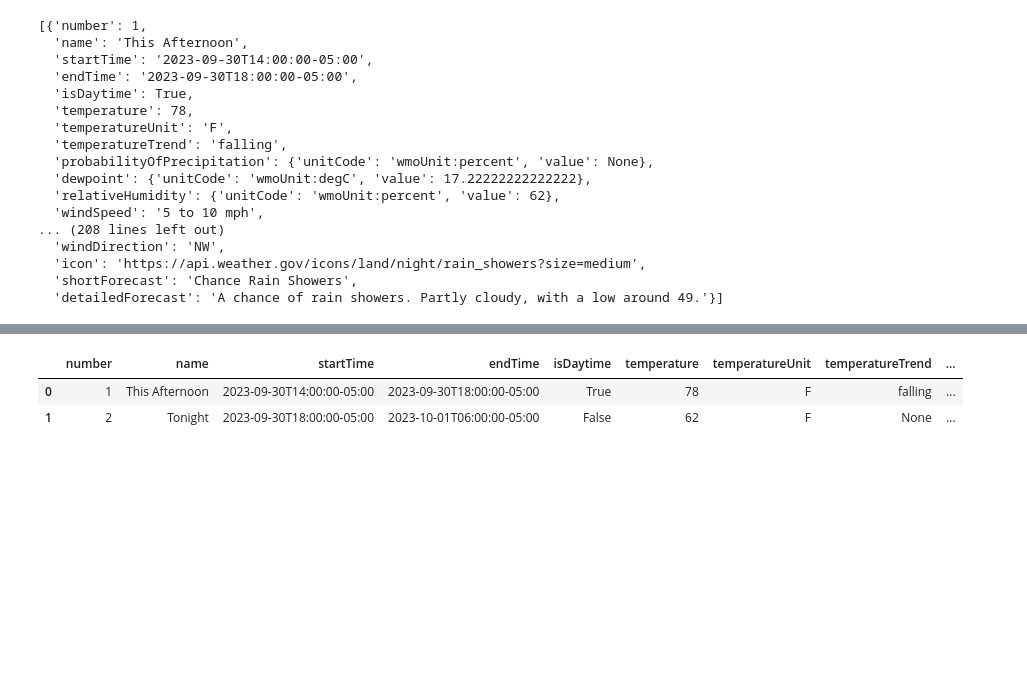
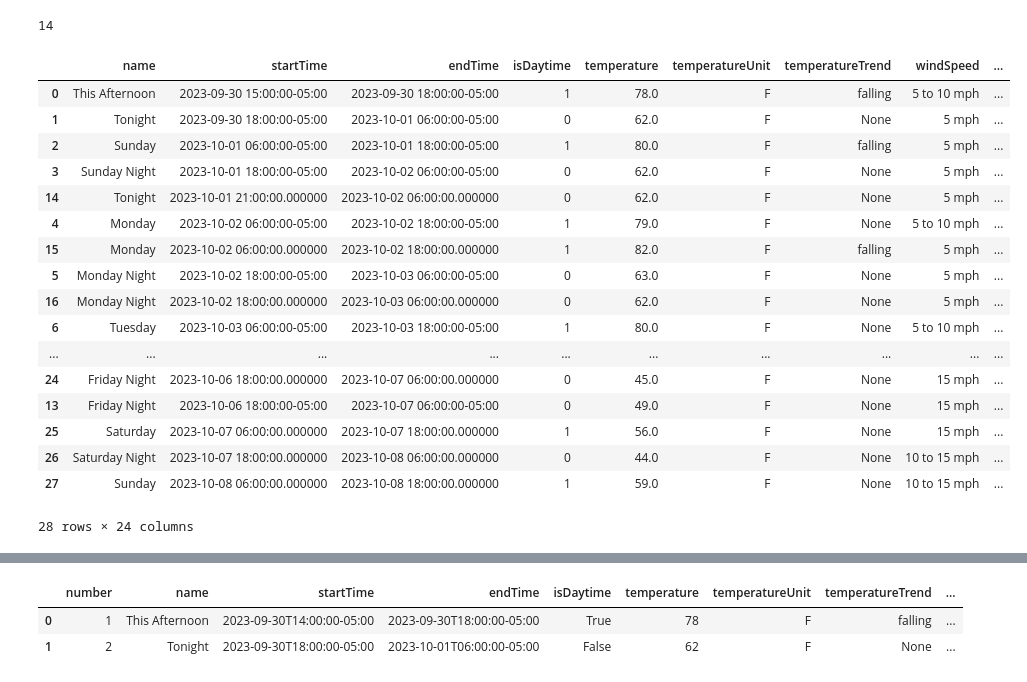
Before and after one commit to Kaleemullah-Masjid/Kaleemullah-Masjid.github.io, a Jupyter notebook: Data/Weather_Data/test.ipynb, the cells around one changed output, grey strips where cells are left out. Cells and saved outputs as stored; diff of their text form; code cells hidden in the pictures; blank space fills up the shorter version.

```diff
--- a/Data/Weather_Data/test.ipynb
+++ b/Data/Weather_Data/test.ipynb
@@ -30,20 +9,0 @@ req_data_txt
-# %%
-req_data_txt['properties']['periods']
-# %% [output]
-[{'number': 1,
-  'name': 'This Afternoon',
-  'startTime': '2023-09-30T14:00:00-05:00',
-  'endTime': '2023-09-30T18:00:00-05:00',
-  'isDaytime': True,
-  'temperature': 78,
-  'temperatureUnit': 'F',
-  'temperatureTrend': 'falling',
-  'probabilityOfPrecipitation': {'unitCode': 'wmoUnit:percent', 'value': None},
-  'dewpoint': {'unitCode': 'wmoUnit:degC', 'value': 17.22222222222222},
-  'relativeHumidity': {'unitCode': 'wmoUnit:percent', 'value': 62},
-  'windSpeed': '5 to 10 mph',
-... (208 lines left out)
-  'windDirection': 'NW',
-  'icon': 'https://api.weather.gov/icons/land/night/rain_showers?size=medium',
-  'shortForecast': 'Chance Rain Showers',
-  'detailedForecast': 'A chance of rain showers. Partly cloudy, with a low around 49.'}]
@@ -49,0 +73,44 @@ req_data_txt['properties']['periods']
+# %%
+import pandas as pd
+from sqlalchemy import create_engine
+engine = create_engine('sqlite:///Weather_Data.db')
+
+df = pd.read_csv('Weather_Data.csv')
+#df.to_sql('Weather_Forcast', con=engine, if_exists='append', index=False)
+# %% [output]
+14
+# %%
+engine = create_engine('sqlite:///Weather_Data.db')
+df = pd.read_sql_query(f"SELECT * From Weather_Forcast", engine)
+# %%
+import numpy as np
+df['Hour_Start']=df.startTime.str.split(' ',expand=True)[1].str.split('-',expand=True)[0].str.split('.',expand=True)[0].str.split(':',expand=True)[0]
+df['Hour_End']=df.endTime.str.split(' ',expand=True)[1].str.split('-',expand=True)[0].str.split('.',expand=True)[0].str.split(':',expand=True)[0]
+df['Night'] = np.where(df['Hour_Start'].astype('int') < 18, 0, 1)
+df['Date_Time'] = pd.concat([
+df.Year.astype('str').str.rjust(4,'0')
+, df.Month.astype('str').str.rjust(2,'0')
+, df.Day.astype('str').str.rjust(2,'0')
+, df.Night.astype('str').str.rjust(2,'0')
+], axis = 1).apply(lambda x:'_'.join(x),axis=1)
+
+df.sort_values('Date_Time')
+# %% [output]
+|  | name | startTime | endTime | isDaytime | temperature | temperatureUnit | temperatureTrend | windSpeed | ... |
+| 0 | This Afternoon | 2023-09-30 15:00:00-05:00 | 2023-09-30 18:00:00-05:00 | 1 | 78.0 | F | falling | 5 to 10 mph | ... |
+| 1 | Tonight | 2023-09-30 18:00:00-05:00 | 2023-10-01 06:00:00-05:00 | 0 | 62.0 | F | None | 5 mph | ... |
+| 2 | Sunday | 2023-10-01 06:00:00-05:00 | 2023-10-01 18:00:00-05:00 | 1 | 80.0 | F | falling | 5 mph | ... |
+| 3 | Sunday Night | 2023-10-01 18:00:00-05:00 | 2023-10-02 06:00:00-05:00 | 0 | 62.0 | F | None | 5 mph | ... |
+| 14 | Tonight | 2023-10-01 21:00:00.000000 | 2023-10-02 06:00:00.000000 | 0 | 62.0 | F | None | 5 mph | ... |
+| 4 | Monday | 2023-10-02 06:00:00-05:00 | 2023-10-02 18:00:00-05:00 | 1 | 79.0 | F | None | 5 to 10 mph | ... |
+| 15 | Monday | 2023-10-02 06:00:00.000000 | 2023-10-02 18:00:00.000000 | 1 | 82.0 | F | falling | 5 mph | ... |
+| 5 | Monday Night | 2023-10-02 18:00:00-05:00 | 2023-10-03 06:00:00-05:00 | 0 | 63.0 | F | None | 5 mph | ... |
+| 16 | Monday Night | 2023-10-02 18:00:00.000000 | 2023-10-03 06:00:00.000000 | 0 | 62.0 | F | None | 5 mph | ... |
+| 6 | Tuesday | 2023-10-03 06:00:00-05:00 | 2023-10-03 18:00:00-05:00 | 1 | 80.0 | F | None | 5 to 10 mph | ... |
+| ... | ... | ... | ... | ... | ... | ... | ... | ... | ... |
+| 24 | Friday Night | 2023-10-06 18:00:00.000000 | 2023-10-07 06:00:00.000000 | 0 | 45.0 | F | None | 15 mph | ... |
+| 13 | Friday Night | 2023-10-06 18:00:00-05:00 | 2023-10-07 06:00:00-05:00 | 0 | 49.0 | F | None | 15 mph | ... |
+| 25 | Saturday | 2023-10-07 06:00:00.000000 | 2023-10-07 18:00:00.000000 | 1 | 56.0 | F | None | 15 mph | ... |
+| 26 | Saturday Night | 2023-10-07 18:00:00.000000 | 2023-10-08 06:00:00.000000 | 0 | 44.0 | F | None | 10 to 15 mph | ... |
+| 27 | Sunday | 2023-10-08 06:00:00.000000 | 2023-10-08 18:00:00.000000 | 1 | 59.0 | F | None | 10 to 15 mph | ... |
+28 rows × 24 columns
```
Also changed, not shown: parts of 4 cells of this notebook, 7 other files.
